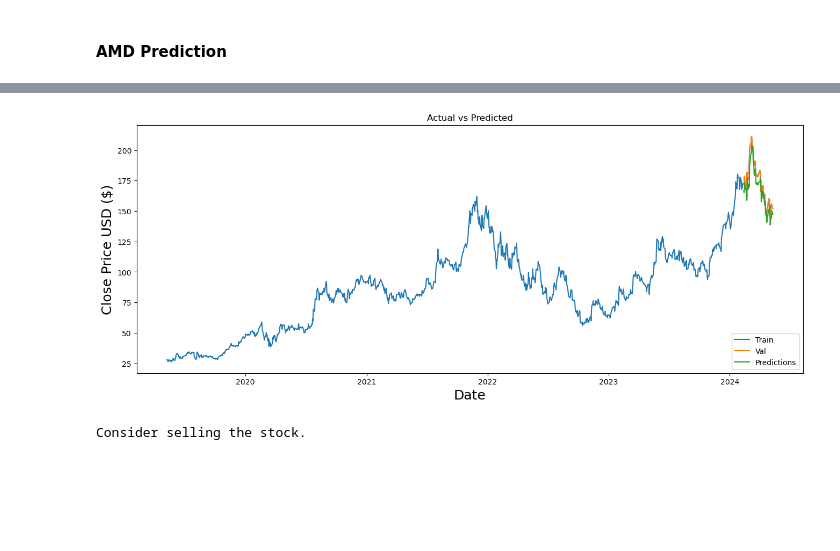
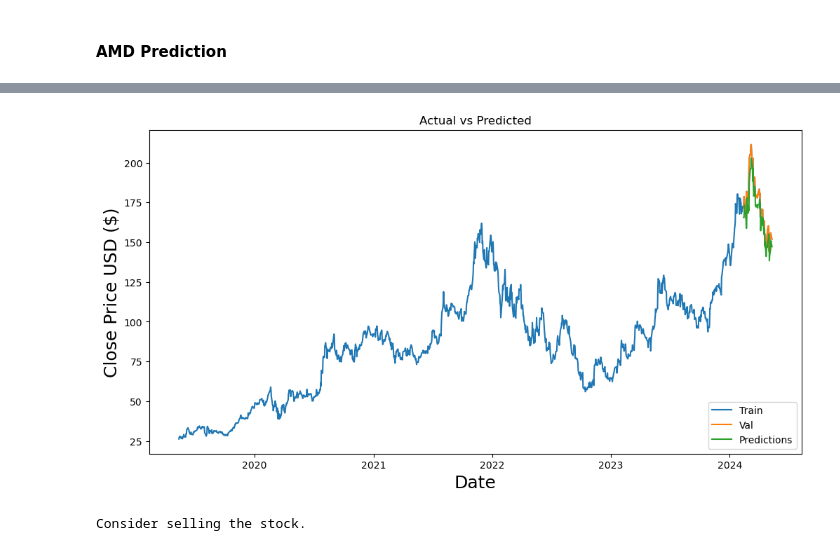
Before and after one commit to Kestrel86/Stock_Analysis, a Jupyter notebook: Reports/report_5-6_5-10.ipynb, the cells around one changed output, grey strips where cells are left out. Drawn from its saved outputs; the diff is of its cells as text; code cells hidden in the pictures; blank space fills up the shorter version.

```diff
--- a/Reports/report_5-6_5-10.ipynb
+++ b/Reports/report_5-6_5-10.ipynb
@@ -101,7 +101,7 @@ def preprocess_data(stock_symbol, epochs=100, batch_size=32, window_size=60):
 
     model.compile(optimizer='adam', loss='mse')
 
-    history = model.fit(X_train, y_train, epochs=epochs, batch_size=batch_size, validation_data=(X_test, y_test), verbose=0)
+    model.fit(X_train, y_train, epochs=epochs, batch_size=batch_size, validation_data=(X_test, y_test), verbose=0)
 
     # Make predictions
     test_data = scaled_data[training_data_len - window_size:, :]
@@ -119,7 +119,7 @@ def preprocess_data(stock_symbol, epochs=100, batch_size=32, window_size=60):
     valid = data[training_data_len:]
     valid['Predictions'] = scaled_pred
 
-    return df, valid, model.predict(X_test)
+    return df, valid, scaled_pred
 # %% [markdown]
 ## Analysis of Intel, Nvidia, and AMD - Chip Industry
 # %% [markdown]
@@ -266,15 +296,15 @@ df_amd_5, valid_amd, pred_amd = preprocess_data(cpu_list[2])
 # %%
 # Visualize the data
-plt.figure(figsize=(16,6))
+plt.figure(figsize=(12,6))
 plt.title('Actual vs Predicted')
 plt.xlabel('Date', fontsize=18)
 plt.ylabel('Close Price USD ($)', fontsize=18)
 plt.plot(df_amd_5['Close'])
 plt.plot(valid_amd[['Close', 'Predictions']])
 plt.legend(['Train', 'Val', 'Predictions'], loc='lower right')
 plt.show()
 # %% [output]
-[figure, old version]
+[figure, new version]
 # %%
 # Inpsiration Taken From Tyler Nguyen-Uyemori's Notebook
 current_price = df_amd_5['Adj Close'].iloc[-1]
```
Also changed, not shown: parts of 23 cells of this notebook, 1 other file.
